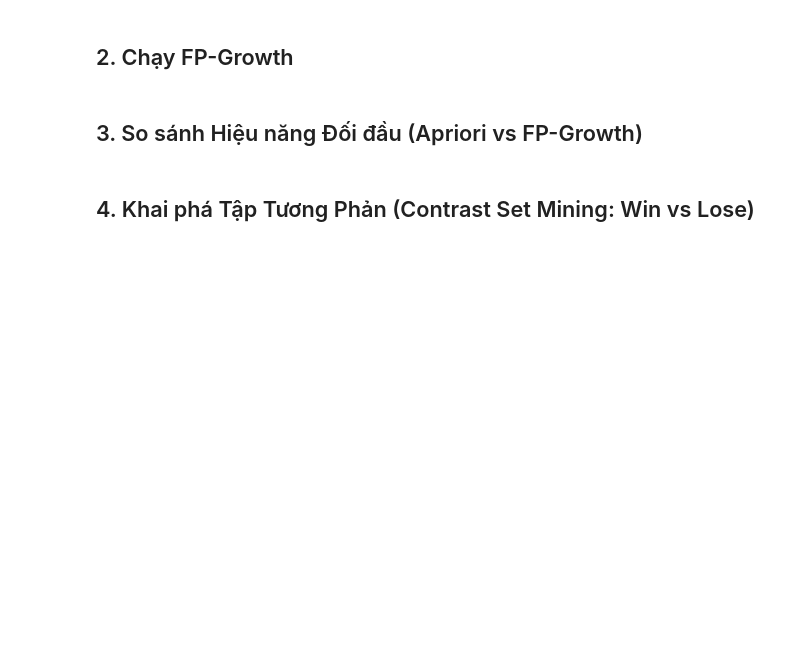
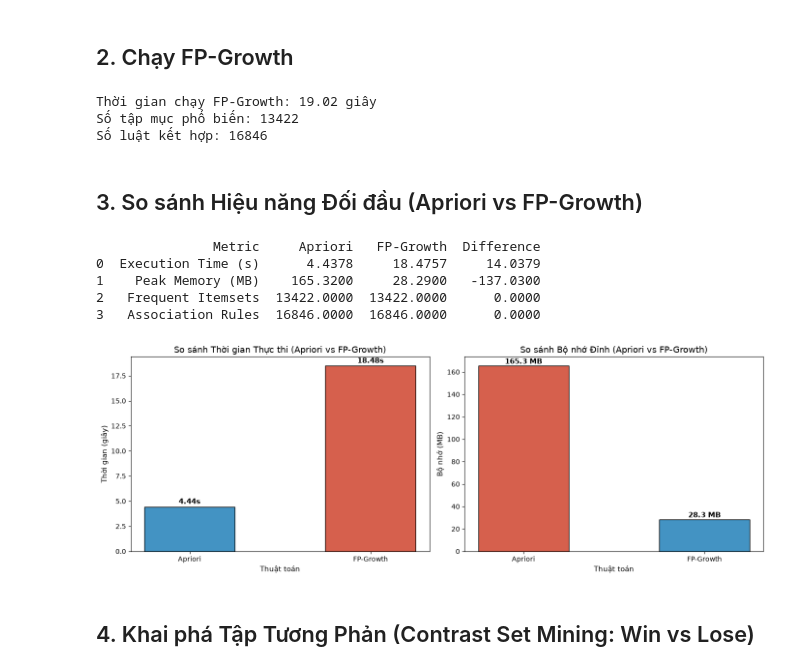
Before and after one commit to NAT100306/tft-meta-mining, a Jupyter notebook: notebooks/05_fpgrowth.ipynb, the cells around one changed output. Saved outputs shown, nothing was run; the diff lists cells and outputs as text; code cells hidden in the pictures; blank space fills up the shorter version.

```diff
--- a/notebooks/05_fpgrowth.ipynb
+++ b/notebooks/05_fpgrowth.ipynb
@@ -44,3 +25,7 @@ print(f'Đã nạp ma trận nhị phân: Win {bin_win.shape}, Lose {bin_lose.sh
+# %%
+bin_win = pd.read_pickle('../data/processed/bin_win.pkl')
+bin_lose = pd.read_pickle('../data/processed/bin_lose.pkl')
+miner = AssociationRuleMiner(min_support=0.03, min_confidence=0.5, min_lift=1.2)
 # %% [markdown]
 ## 2. Chạy FP-Growth
 # %%
@@ -48,8 +33,12 @@ t0 = time.time()
 frequent_itemsets_fp, rules_fp, timing_fp = miner.run_fpgrowth(bin_win, win_label=True)
 fp_time = time.time() - t0
 
-print(f'⚡ Thời gian chạy FP-Growth: {fp_time:.2f} giây')
-print(f'📦 Số tập mục phổ biến: {len(frequent_itemsets_fp)}')
-print(f'📋 Số luật kết hợp: {len(rules_fp)}')
+print(f'Thời gian chạy FP-Growth: {fp_time:.2f} giây')
+print(f'Số tập mục phổ biến: {len(frequent_itemsets_fp)}')
+print(f'Số luật kết hợp: {len(rules_fp)}')
+# %% [output]
+Thời gian chạy FP-Growth: 19.02 giây
+Số tập mục phổ biến: 13422
+Số luật kết hợp: 16846
 # %% [markdown]
 ## 3. So sánh Hiệu năng Đối đầu (Apriori vs FP-Growth)
@@ -68,3 +45,47 @@ plt.show()
+# %%
+%matplotlib inline
+import matplotlib.pyplot as plt
+
+comp_df = miner.compare_algorithms(bin_win.sample(n=min(10000, len(bin_win)), random_state=42))
+print(comp_df)
+
+# --- So sánh Thời gian và Bộ nhớ ---
+time_row = comp_df[comp_df["Metric"] == "Execution Time (s)"]
+algorithms = ["Apriori", "FP-Growth"]
+time_values = [float(time_row["Apriori"].values[0]), float(time_row["FP-Growth"].values[0])]
+
+fig, axes = plt.subplots(1, 2, figsize=(14, 5))
+
+# Biểu đồ 1: Thời gian
+colors_time = ["#4393c3", "#d6604d"]
+bars1 = axes[0].bar(algorithms, time_values, color=colors_time, edgecolor="black", width=0.5)
+axes[0].set_title("So sánh Thời gian Thực thi (Apriori vs FP-Growth)", fontsize=13)
+axes[0].set_ylabel("Thời gian (giây)", fontsize=11)
+axes[0].set_xlabel("Thuật toán", fontsize=11)
+for bar, val in zip(bars1, time_values):
+    axes[0].text(bar.get_x() + bar.get_width()/2, bar.get_height() + 0.3, f"{val:.2f}s", ha="center", fontsize=11, fontweight="bold")
+
+# Biểu đồ 2: Bộ nhớ
+mem_row = comp_df[comp_df["Metric"] == "Peak Memory (MB)"]
+mem_values = [float(mem_row["Apriori"].values[0]), float(mem_row["FP-Growth"].values[0])]
+
+colors_mem = ["#d6604d", "#4393c3"]
+bars2 = axes[1].bar(algorithms, mem_values, color=colors_mem, edgecolor="black", width=0.5)
+axes[1].set_title("So sánh Bộ nhớ Đỉnh (Apriori vs FP-Growth)", fontsize=13)
+axes[1].set_ylabel("Bộ nhớ (MB)", fontsize=11)
+axes[1].set_xlabel("Thuật toán", fontsize=11)
+for bar, val in zip(bars2, mem_values):
+    axes[1].text(bar.get_x() + bar.get_width()/2, bar.get_height() + 2, f"{val:.1f} MB", ha="center", fontsize=11, fontweight="bold")
+
+plt.tight_layout()
+plt.show()
+# %% [output]
+               Metric     Apriori   FP-Growth  Difference
+0  Execution Time (s)      4.4378     18.4757     14.0379
+1    Peak Memory (MB)    165.3200     28.2900   -137.0300
+2   Frequent Itemsets  13422.0000  13422.0000      0.0000
+3   Association Rules  16846.0000  16846.0000      0.0000
+[figure, added]
 # %% [markdown]
 ## 4. Khai phá Tập Tương Phản (Contrast Set Mining: Win vs Lose)
 # %%
```
Also changed, not shown: parts of 5 cells of this notebook, 1 other file.
